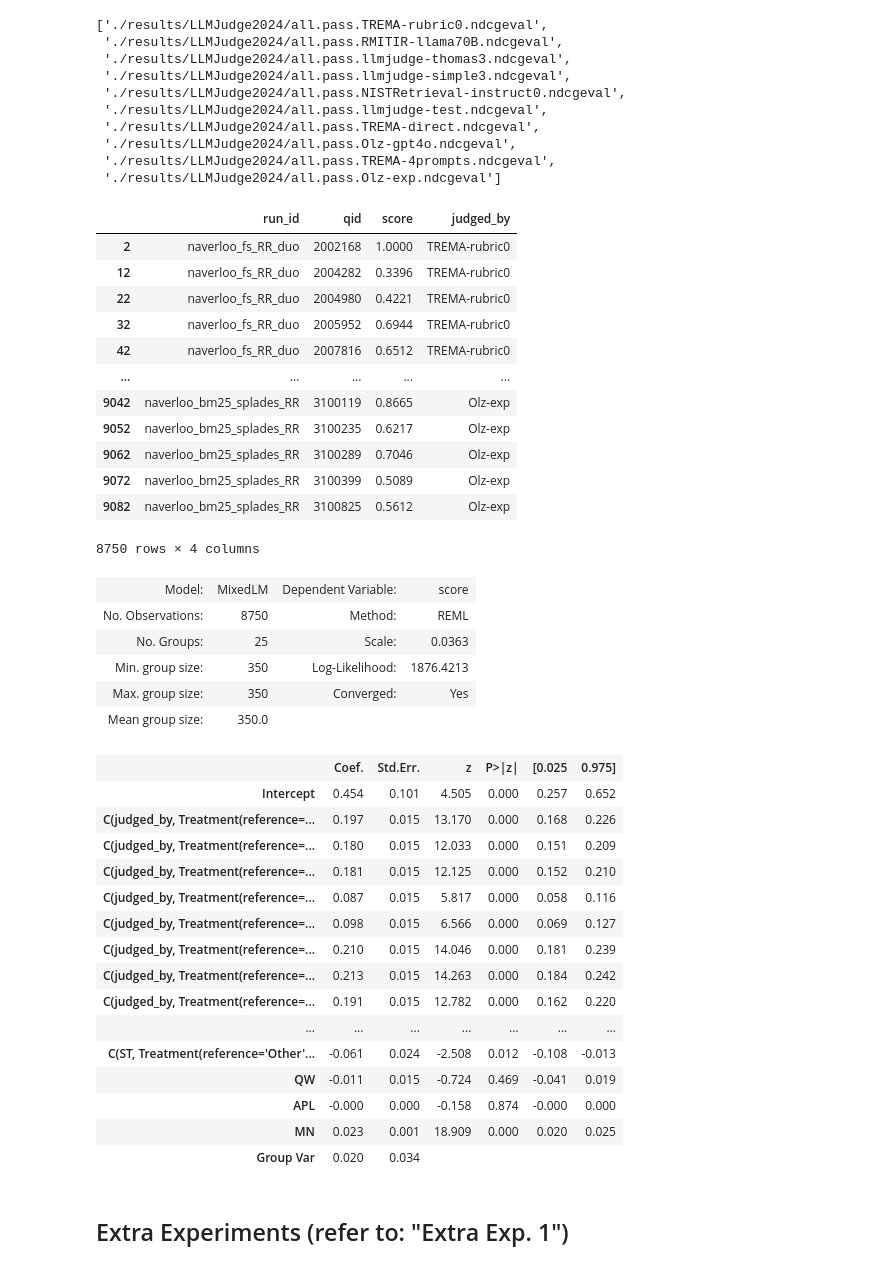
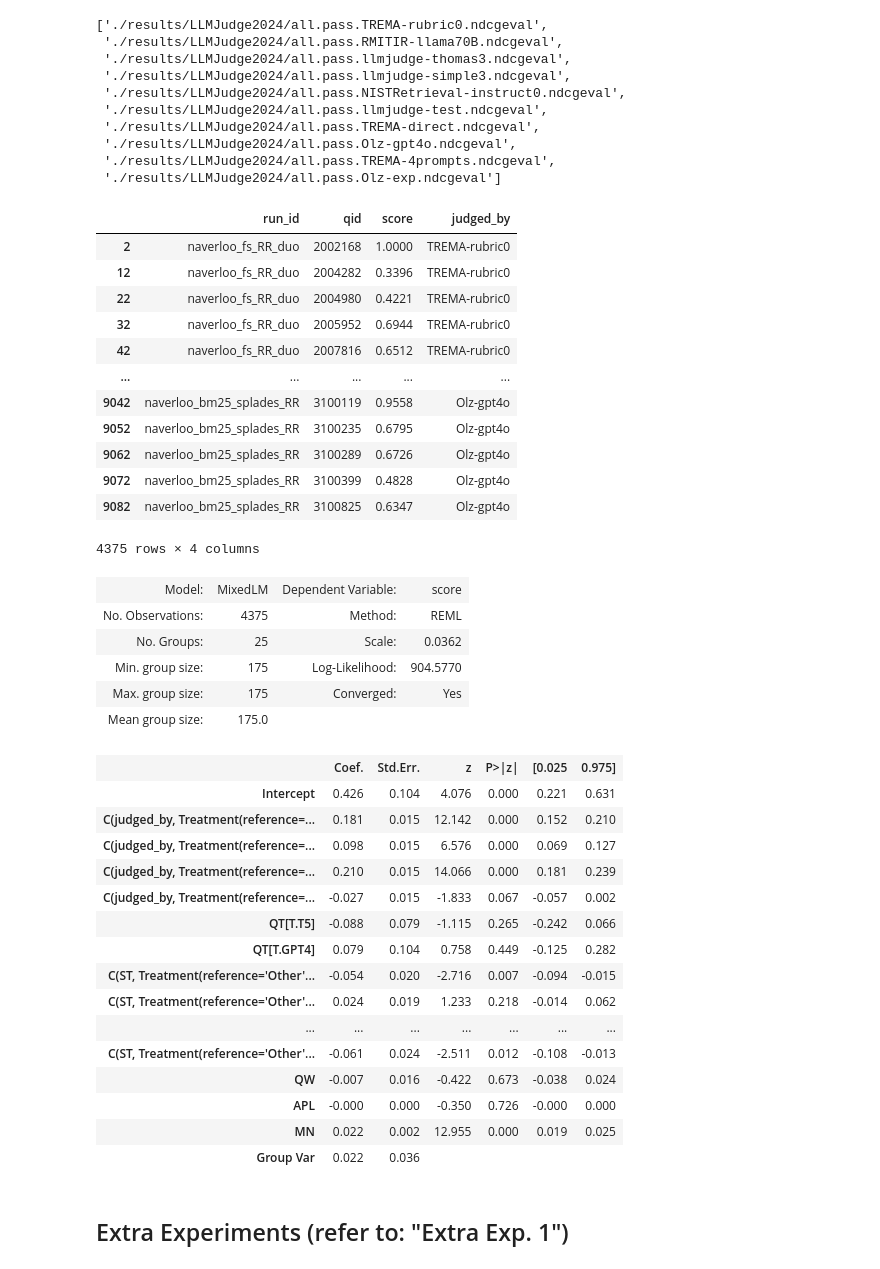
Before and after one commit to rahmanidashti/BiasSyntheticData, a Jupyter notebook: 1-mixed-effect-analysis.ipynb, the cells around one changed output. Saved outputs shown, nothing was run; the diff lists cells and outputs as text; code cells hidden in the pictures.

```diff
--- a/1-mixed-effect-analysis.ipynb
+++ b/1-mixed-effect-analysis.ipynb
@@ -28,34 +28,34 @@ for removed_labler in ['RMITIR-llama70B', 'llmjudge-simple3', 'Olz-exp', 'TREMA-
 # %%
 results_df_list = []
 
-for infile in glob.glob(f'./results/{results_from}/*.{result_format}'):
+for infile in files:
     judger = infile.split('/')[3].split('.')[2]
     result_df = pd.read_csv(infile, sep='\t', header=None, names=['run_id', 'metric', 'qid', 'score'])
     result_df = result_df[result_df['qid'] != 'all']
     result_df['metric'] = result_df['metric'].apply(lambda x: x.rstrip())
     result_df = result_df[(result_df['metric'] == metric)]
     result_df.drop(['metric'], axis=1, inplace=True)
     result_df['judged_by'] = judger
     result_df['qid'] = result_df['qid'].astype(int)
     result_df['score'] = result_df['score'].astype(float)
     results_df_list.append(result_df)
 
 results_dfs = pd.concat(results_df_list)
 results_dfs
 # %% [output]
 |  | run_id | qid | score | judged_by |
 | 2 | naverloo_fs_RR_duo | 2002168 | 1.0000 | TREMA-rubric0 |
 | 12 | naverloo_fs_RR_duo | 2004282 | 0.3396 | TREMA-rubric0 |
 | 22 | naverloo_fs_RR_duo | 2004980 | 0.4221 | TREMA-rubric0 |
 | 32 | naverloo_fs_RR_duo | 2005952 | 0.6944 | TREMA-rubric0 |
 | 42 | naverloo_fs_RR_duo | 2007816 | 0.6512 | TREMA-rubric0 |
 | ... | ... | ... | ... | ... |
-| 9042 | naverloo_bm25_splades_RR | 3100119 | 0.8665 | Olz-exp |
-| 9052 | naverloo_bm25_splades_RR | 3100235 | 0.6217 | Olz-exp |
-| 9062 | naverloo_bm25_splades_RR | 3100289 | 0.7046 | Olz-exp |
-| 9072 | naverloo_bm25_splades_RR | 3100399 | 0.5089 | Olz-exp |
-| 9082 | naverloo_bm25_splades_RR | 3100825 | 0.5612 | Olz-exp |
+| 9042 | naverloo_bm25_splades_RR | 3100119 | 0.9558 | Olz-gpt4o |
+| 9052 | naverloo_bm25_splades_RR | 3100235 | 0.6795 | Olz-gpt4o |
+| 9062 | naverloo_bm25_splades_RR | 3100289 | 0.6726 | Olz-gpt4o |
+| 9072 | naverloo_bm25_splades_RR | 3100399 | 0.4828 | Olz-gpt4o |
+| 9082 | naverloo_bm25_splades_RR | 3100825 | 0.6347 | Olz-gpt4o |
-8750 rows × 4 columns
+4375 rows × 4 columns
 # %%
 # queries_judged = set(results_dfs['qid'])
 # real_queries_judged = [x for x in queries_judged if x < 3000000]
@@ -99,27 +99,27 @@ result = model.fit()
 result.summary()
 # %% [output]
 | Model: | MixedLM | Dependent Variable: | score |
-| No. Observations: | 8750 | Method: | REML |
-| No. Groups: | 25 | Scale: | 0.0363 |
-| Min. group size: | 350 | Log-Likelihood: | 1876.4213 |
-| Max. group size: | 350 | Converged: | Yes |
-| Mean group size: | 350.0 |  |  |
+| No. Observations: | 4375 | Method: | REML |
+| No. Groups: | 25 | Scale: | 0.0362 |
+| Min. group size: | 175 | Log-Likelihood: | 904.5770 |
+| Max. group size: | 175 | Converged: | Yes |
+| Mean group size: | 175.0 |  |  |
 |  | Coef. | Std.Err. | z | P>|z| | [0.025 | 0.975] |
-| Intercept | 0.454 | 0.101 | 4.505 | 0.000 | 0.257 | 0.652 |
-| C(judged_by, Treatment(reference=... | 0.197 | 0.015 | 13.170 | 0.000 | 0.168 | 0.226 |
-| C(judged_by, Treatment(reference=... | 0.180 | 0.015 | 12.033 | 0.000 | 0.151 | 0.209 |
-| C(judged_by, Treatment(reference=... | 0.181 | 0.015 | 12.125 | 0.000 | 0.152 | 0.210 |
-| C(judged_by, Treatment(reference=... | 0.087 | 0.015 | 5.817 | 0.000 | 0.058 | 0.116 |
-| C(judged_by, Treatment(reference=... | 0.098 | 0.015 | 6.566 | 0.000 | 0.069 | 0.127 |
-| C(judged_by, Treatment(reference=... | 0.210 | 0.015 | 14.046 | 0.000 | 0.181 | 0.239 |
-| C(judged_by, Treatment(reference=... | 0.213 | 0.015 | 14.263 | 0.000 | 0.184 | 0.242 |
-| C(judged_by, Treatment(reference=... | 0.191 | 0.015 | 12.782 | 0.000 | 0.162 | 0.220 |
+| Intercept | 0.426 | 0.104 | 4.076 | 0.000 | 0.221 | 0.631 |
+| C(judged_by, Treatment(reference=... | 0.181 | 0.015 | 12.142 | 0.000 | 0.152 | 0.210 |
+| C(judged_by, Treatment(reference=... | 0.098 | 0.015 | 6.576 | 0.000 | 0.069 | 0.127 |
+| C(judged_by, Treatment(reference=... | 0.210 | 0.015 | 14.066 | 0.000 | 0.181 | 0.239 |
+| C(judged_by, Treatment(reference=... | -0.027 | 0.015 | -1.833 | 0.067 | -0.057 | 0.002 |
+| QT[T.T5] | -0.088 | 0.079 | -1.115 | 0.265 | -0.242 | 0.066 |
+| QT[T.GPT4] | 0.079 | 0.104 | 0.758 | 0.449 | -0.125 | 0.282 |
+| C(ST, Treatment(reference='Other'... | -0.054 | 0.020 | -2.716 | 0.007 | -0.094 | -0.015 |
+| C(ST, Treatment(reference='Other'... | 0.024 | 0.019 | 1.233 | 0.218 | -0.014 | 0.062 |
 | ... | ... | ... | ... | ... | ... | ... |
-| C(ST, Treatment(reference='Other'... | -0.061 | 0.024 | -2.508 | 0.012 | -0.108 | -0.013 |
-| QW | -0.011 | 0.015 | -0.724 | 0.469 | -0.041 | 0.019 |
-| APL | -0.000 | 0.000 | -0.158 | 0.874 | -0.000 | 0.000 |
-| MN | 0.023 | 0.001 | 18.909 | 0.000 | 0.020 | 0.025 |
-| Group Var | 0.020 | 0.034 |  |  |  |  |
+| C(ST, Treatment(reference='Other'... | -0.061 | 0.024 | -2.511 | 0.012 | -0.108 | -0.013 |
+| QW | -0.007 | 0.016 | -0.422 | 0.673 | -0.038 | 0.024 |
+| APL | -0.000 | 0.000 | -0.350 | 0.726 | -0.000 | 0.000 |
+| MN | 0.022 | 0.002 | 12.955 | 0.000 | 0.019 | 0.025 |
+| Group Var | 0.022 | 0.036 |  |  |  |  |
 # %%
 data2 = data.drop(['QD'], axis=1)
 # %%
```
